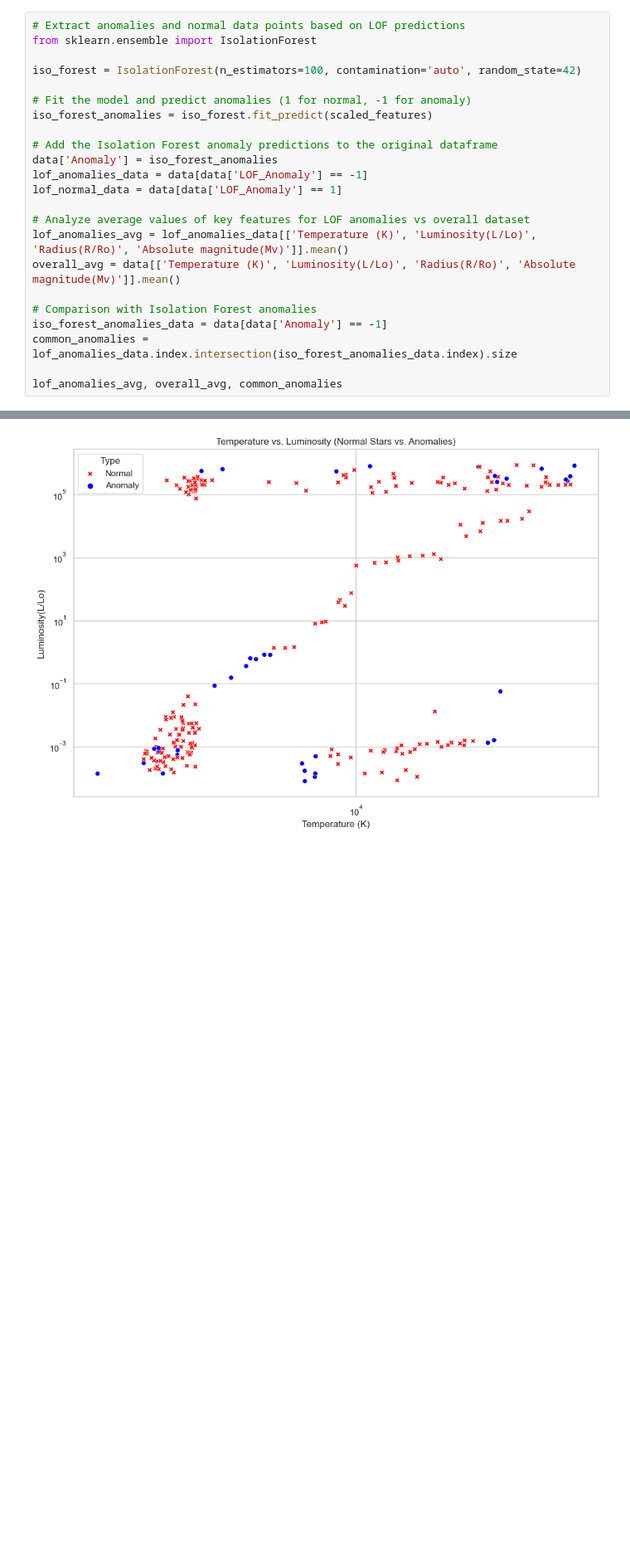
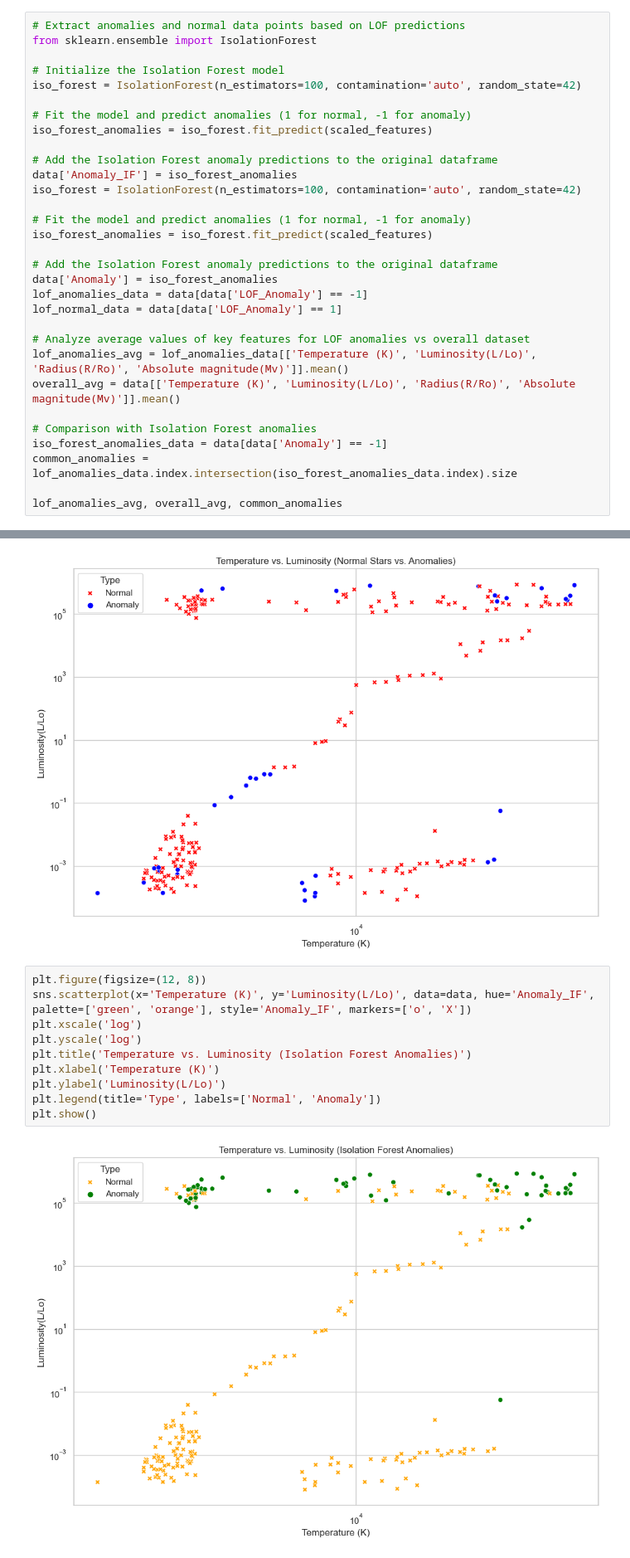
Before and after one commit to JTK112/Springboard--Joshua-D., a Jupyter notebook: Space Model.ipynb, the cells around one changed output, grey strips where cells are left out. Shown at 83% size. Cells and saved outputs as stored; diff of their text form; blank space fills up the shorter version.

```diff
--- a/Space Model.ipynb
+++ b/Space Model.ipynb
@@ -190,6 +190,14 @@ Name: count, dtype: int64
 # Extract anomalies and normal data points based on LOF predictions
 from sklearn.ensemble import IsolationForest
 
+# Initialize the Isolation Forest model
+iso_forest = IsolationForest(n_estimators=100, contamination='auto', random_state=42)
+
+# Fit the model and predict anomalies (1 for normal, -1 for anomaly)
+iso_forest_anomalies = iso_forest.fit_predict(scaled_features)
+
+# Add the Isolation Forest anomaly predictions to the original dataframe
+data['Anomaly_IF'] = iso_forest_anomalies
 iso_forest = IsolationForest(n_estimators=100, contamination='auto', random_state=42)
 
 # Fit the model and predict anomalies (1 for normal, -1 for anomaly)
@@ -263,3 +271,15 @@ plt.legend(title='Type', labels=['Normal', 'Anomaly'])
 plt.show()
 # %% [output]
 [figure]
+# %%
+plt.figure(figsize=(12, 8))
+sns.scatterplot(x='Temperature (K)', y='Luminosity(L/Lo)', data=data, hue='Anomaly_IF', palette=['green', 'orange'], style='Anomaly_IF', markers=['o', 'X'])
+plt.xscale('log')
+plt.yscale('log')
+plt.title('Temperature vs. Luminosity (Isolation Forest Anomalies)')
+plt.xlabel('Temperature (K)')
+plt.ylabel('Luminosity(L/Lo)')
+plt.legend(title='Type', labels=['Normal', 'Anomaly'])
+plt.show()
+# %% [output]
+[figure, added]
```
Also changed, not shown: parts of 1 cell of this notebook.
